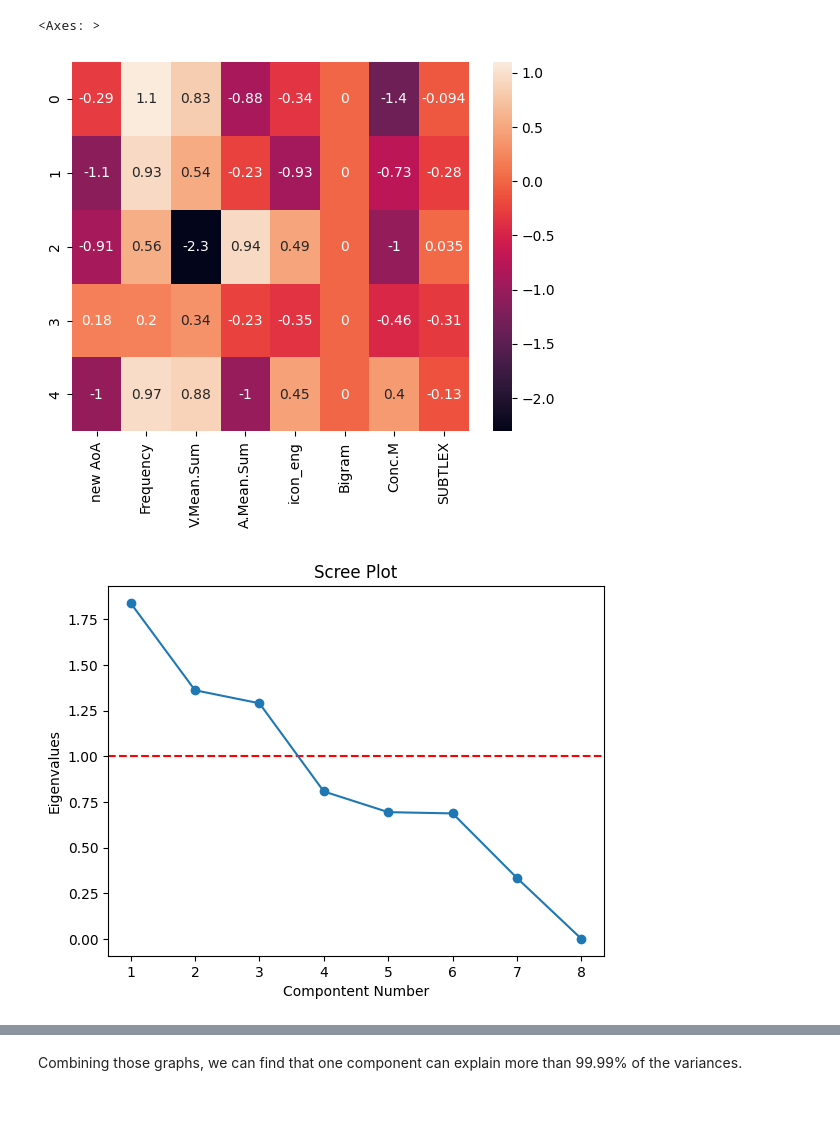
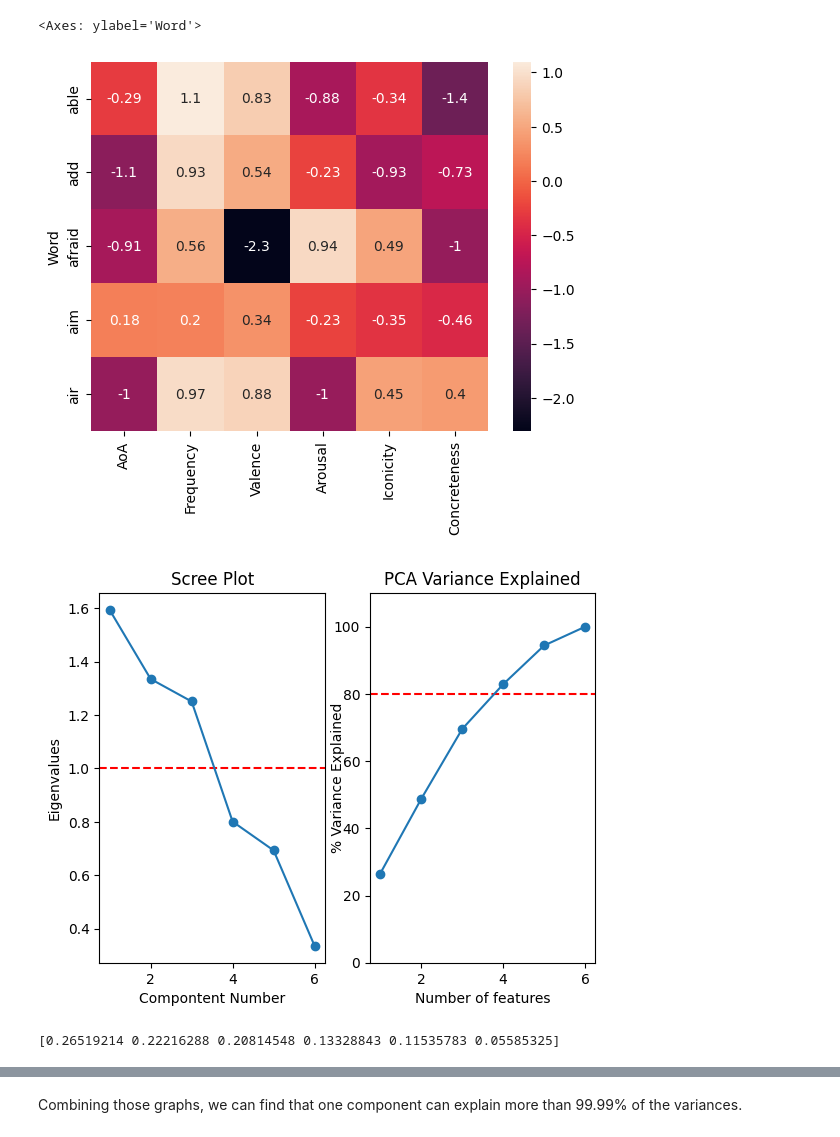
Before and after one commit to hassan3301/COG403Project, a Jupyter notebook: pca.ipynb, the cells around one changed output, grey strips where cells are left out. Drawn from its saved outputs; the diff is of its cells as text; code cells hidden in the pictures; blank space fills up the shorter version.

```diff
--- a/pca.ipynb
+++ b/pca.ipynb
@@ -9,13 +9,16 @@ import seaborn as sn
 import plotly.express as px
 # %%
 f_path = "processed_files"
-scaler = StandardScaler()
+scaler = StandardScaler().set_output(transform="pandas")
 word_df = pd.read_csv(os.path.join(f_path, 'merged_withoutstring.csv')).loc[:,["Word"]]
 merged_df = pd.read_csv(os.path.join(f_path, 'merged_withoutstring.csv'))
 word_type = merged_df.loc[:,"Word type"]
 merged_df = merged_df.loc[:, ~merged_df.columns.isin(['Word type'])]
 merged_df = merged_df.set_index('Word', drop=True)
+merged_df = merged_df.loc[:, ~merged_df.columns.isin(['Bigram', 'SUBTLEX'])]
+merged_df = merged_df.rename(columns={"new AoA": "AoA", "V.Mean.Sum": "Valence", "A.Mean.Sum" : "Arousal", "icon_eng": "Iconicity", "Conc.M": "Concreteness"})
 word_c = word_type.copy()
+# print(np.std(merged_df.loc[:,'Concreteness']))
 
 cdict = {'N':'m','NUM':'c', 'V': 'r', 'A': 'g', 'F': 'b'}
 label = {'N':'Noun','NUM':'Numeral', 'V': 'Verb', 'A': 'Adjective', 'F': 'Function word'}
@@ -39,19 +43,30 @@ merged_scaled_df=pd.DataFrame(scaler.fit_transform(merged_scaled_df), columns=me
 merged_scaled_df.head()
 sn.heatmap(merged_scaled_df.head(), annot=True)
 # %% [output]
-<Axes: >
+<Axes: ylabel='Word'>
-[figure, old version]
+[figure, new version]
 # %%
 pca = PCA(n_components=len(merged_scaled_df.columns))
 pca.fit(merged_scaled_df)
 # print(pca.explained_variance_)
+plt.subplot(1, 2, 1)
 plt.ylabel('Eigenvalues')
 plt.xlabel('Compontent Number')
 plt.title('Scree Plot')
 # plt.ylim(0, 10)
 plt.axhline(y=1, color = 'r', linestyle='--')
 plt.plot(np.arange(pca.n_components_) + 1, pca.explained_variance_, 'o-')
+var = np.cumsum(pca.explained_variance_ratio_*100)
+plt.subplot(1, 2, 2)
+plt.ylabel('% Variance Explained', labelpad=-8)
+plt.xlabel('Number of features')
+plt.title('PCA Variance Explained')
+plt.ylim(0, 110)
+plt.axhline(y=80, color='r', linestyle='--')
+plt.plot(np.arange(pca.n_components_) + 1, var, 'o-')
 plt.show()
+print(pca.explained_variance_ratio_)
 # %% [output]
-[figure, old version]
+[figure, new version]
+[0.26519214 0.22216288 0.20814548 0.13328843 0.11535783 0.05585325]
 # %%
```
Also changed, not shown: parts of 7 cells of this notebook.
